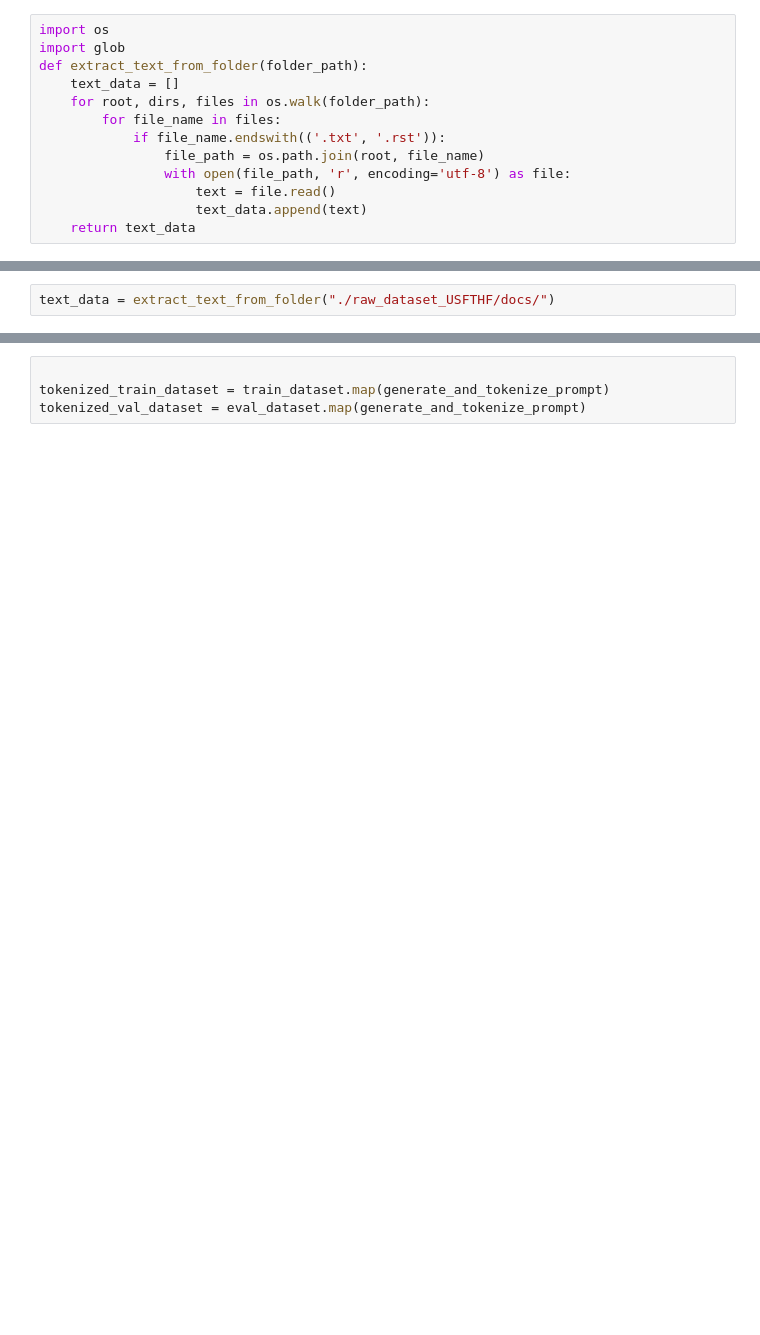
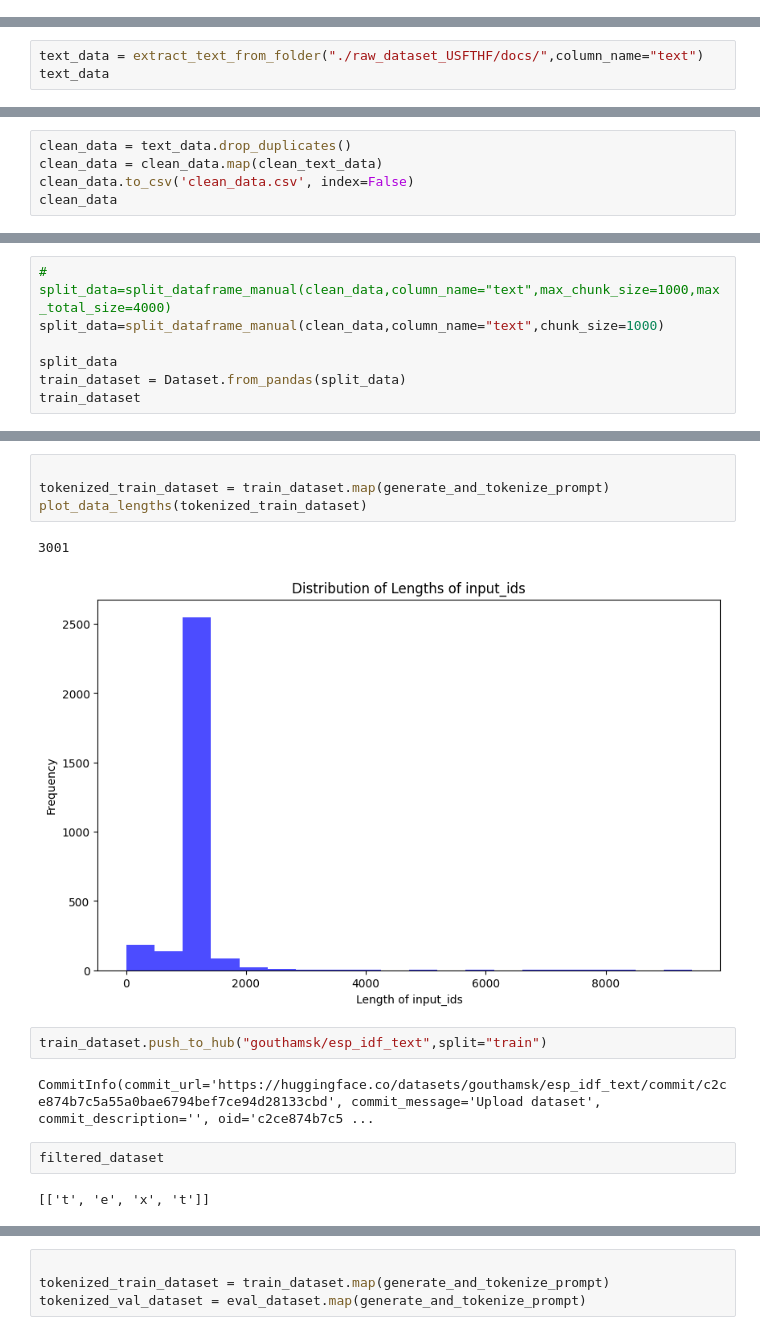
Before and after one commit to gouthamsk98/LLM-Adaptive-Course-Evaluation-Training, a Jupyter notebook: dataset_preprocessor.ipynb, the cells around one changed output, grey strips where cells are left out. Saved outputs shown, nothing was run; the diff lists cells and outputs as text; blank space fills up the shorter version.

Commit message:
update:clean up

```diff
--- a/dataset_preprocessor.ipynb
+++ b/dataset_preprocessor.ipynb
@@ -15,13 +4,0 @@ Successfully installed click-8.1.7 nltk-3.8.1
-# %%
-import os
-import glob
-def extract_text_from_folder(folder_path):
-    text_data = []
-    for root, dirs, files in os.walk(folder_path):
-        for file_name in files:
-            if file_name.endswith(('.txt', '.rst')):
-                file_path = os.path.join(root, file_name)
-                with open(file_path, 'r', encoding='utf-8') as file:
-                    text = file.read()
-                    text_data.append(text)
-    return text_data
@@ -28,3 +124,4 @@ def extract_text_from_folder(folder_path):
 # %%
-text_data = extract_text_from_folder("./raw_dataset_USFTHF/docs/")
+text_data = extract_text_from_folder("./raw_dataset_USFTHF/docs/",column_name="text")
+text_data
 # %% [output]
@@ -76,0 +141,5 @@ except:
+# %%
+clean_data = text_data.drop_duplicates()
+clean_data = clean_data.map(clean_text_data)
+clean_data.to_csv('clean_data.csv', index=False)
+clean_data
@@ -76,0 +176,7 @@ except:
+# %%
+# split_data=split_dataframe_manual(clean_data,column_name="text",max_chunk_size=1000,max_total_size=4000)
+split_data=split_dataframe_manual(clean_data,column_name="text",chunk_size=1000)
+
+split_data
+train_dataset = Dataset.from_pandas(split_data)
+train_dataset
@@ -76,0 +204,15 @@ except:
+# %%
+
+tokenized_train_dataset = train_dataset.map(generate_and_tokenize_prompt)
+plot_data_lengths(tokenized_train_dataset)
+# %% [output]
+3001
+[figure, added]
+# %%
+train_dataset.push_to_hub("gouthamsk/esp_idf_text",split="train")
+# %% [output]
+CommitInfo(commit_url='https://huggingface.co/datasets/gouthamsk/esp_idf_text/commit/c2ce874b7c5a55a0bae6794bef7ce94d28133cbd', commit_message='Upload dataset', commit_description='', oid='c2ce874b7c5 ...
+# %%
+filtered_dataset
+# %% [output]
+[['t', 'e', 'x', 't']]
```
Also changed, not shown: parts of 29 cells of this notebook, 12 other files.
